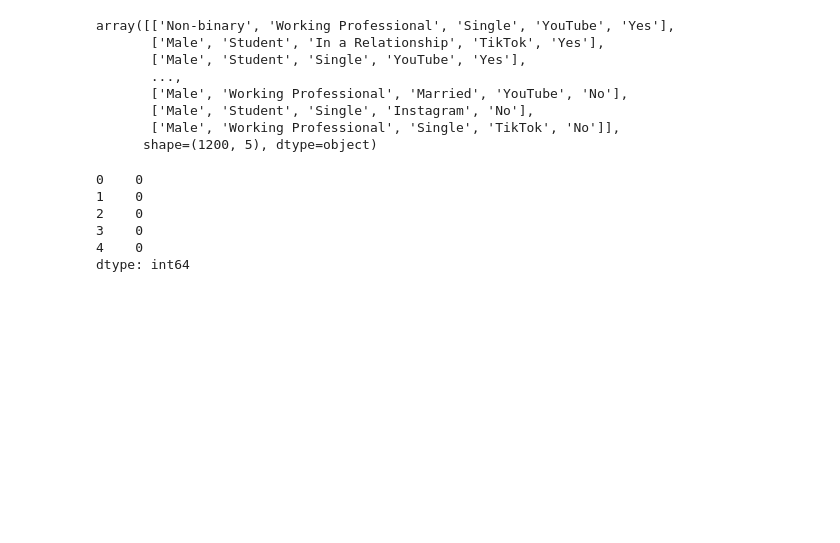
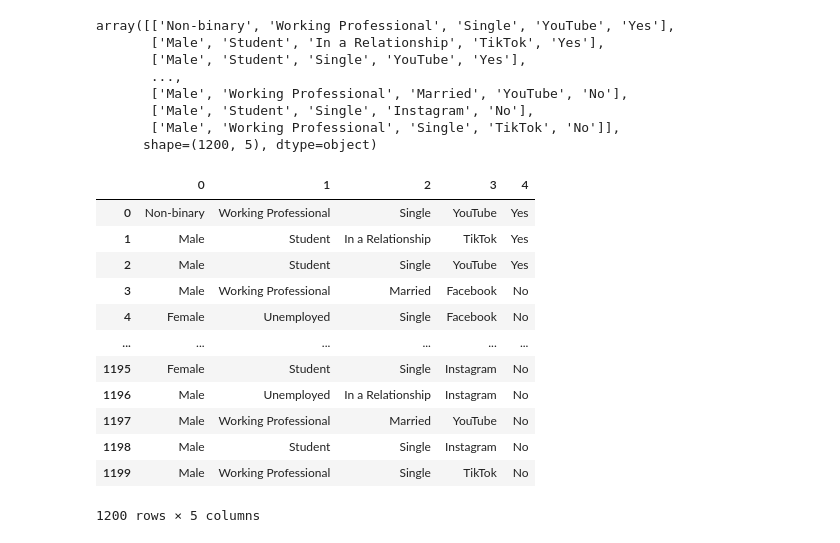
Before and after one commit to sunildhakad2004/Machine_Learning_100Days, a Jupyter notebook: day37-handling-missing-categorical-data.ipynb, the cells around one changed output. Saved outputs shown, nothing was run; the diff lists cells and outputs as text; code cells hidden in the pictures; blank space fills up the shorter version.

```diff
--- a/day37-handling-missing-categorical-data.ipynb
+++ b/day37-handling-missing-categorical-data.ipynb
@@ -111,11 +111,18 @@ array([['Non-binary', 'Working Professional', 'Single', 'YouTube', 'Yes'],
       shape=(1200, 5), dtype=object)
 # %%
 newdata = pd.DataFrame(X_train)
-newdata.isnull().sum()
+newdata
 # %% [output]
+|  | 0 | 1 | 2 | 3 | 4 |
+| 0 | Non-binary | Working Professional | Single | YouTube | Yes |
+| 1 | Male | Student | In a Relationship | TikTok | Yes |
+| 2 | Male | Student | Single | YouTube | Yes |
+| 3 | Male | Working Professional | Married | Facebook | No |
+| 4 | Female | Unemployed | Single | Facebook | No |
+| ... | ... | ... | ... | ... | ... |
+| 1195 | Female | Student | Single | Instagram | No |
+| 1196 | Male | Unemployed | In a Relationship | Instagram | No |
+| 1197 | Male | Working Professional | Married | YouTube | No |
+| 1198 | Male | Student | Single | Instagram | No |
+| 1199 | Male | Working Professional | Single | TikTok | No |
-0    0
-1    0
-2    0
-3    0
-4    0
-dtype: int64
+1200 rows × 5 columns
```
Also changed, not shown: parts of 1 cell of this notebook.
